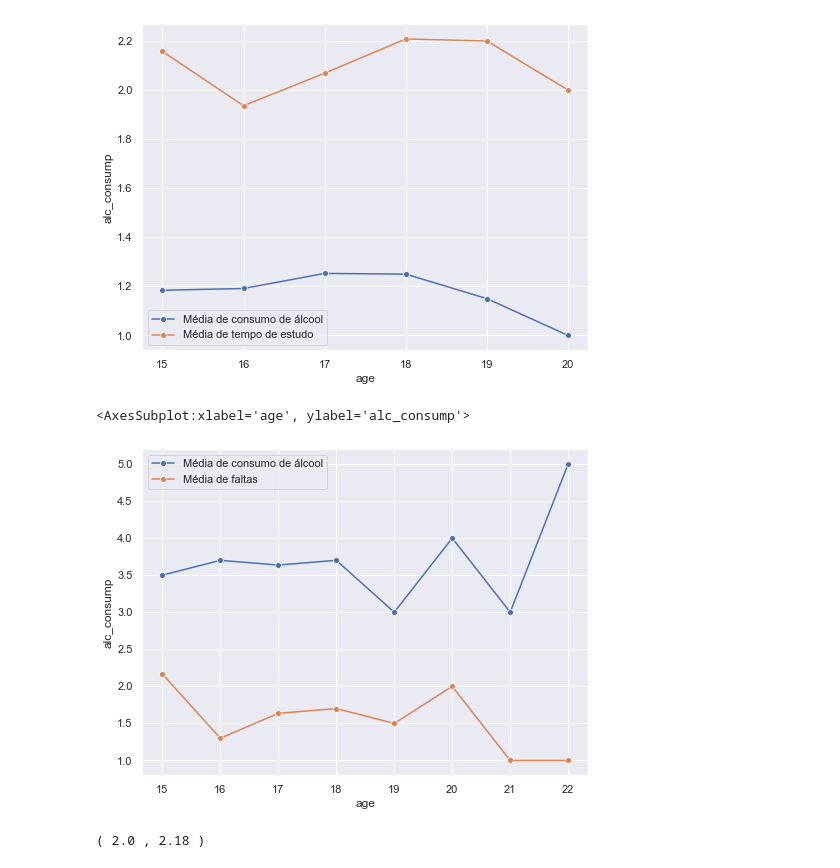
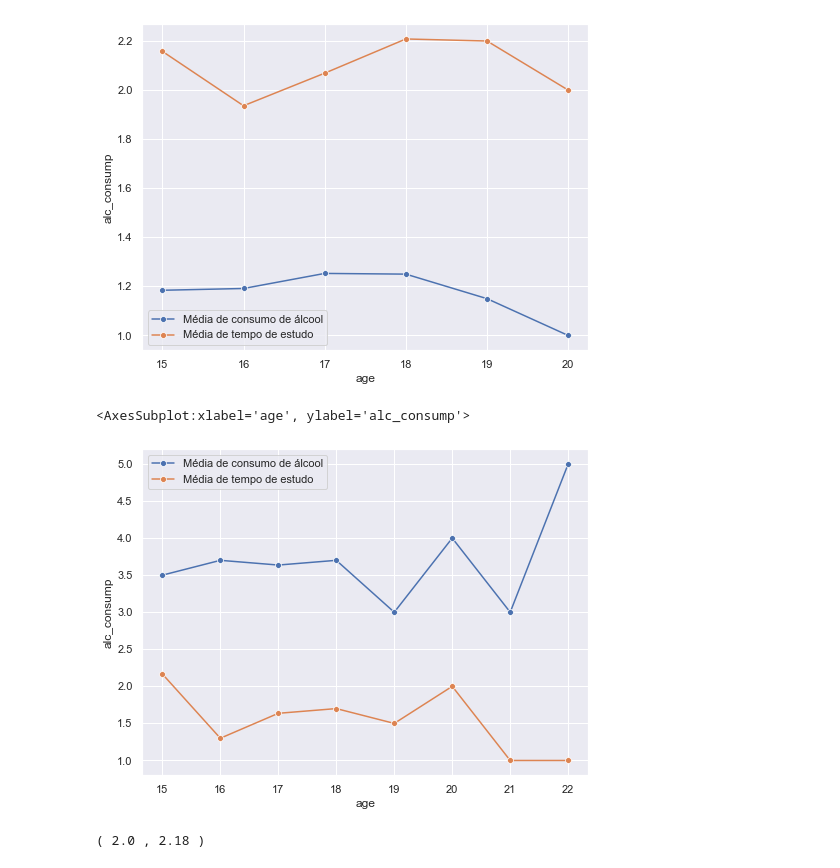
Before and after one commit to ferprr/data-science-project, a Jupyter notebook: notebooks/hypothesis_tests_and_IC.ipynb, the cells around one changed output. Cells and saved outputs as stored; diff of their text form; code cells hidden in the pictures.

```diff
--- a/notebooks/hypothesis_tests_and_IC.ipynb
+++ b/notebooks/hypothesis_tests_and_IC.ipynb
@@ -461,22 +459,22 @@ sns.lineplot(x='age', y='studytime', marker='o',
 # %%
 #Consumo de 3 a 5 vezes
 df2_t3 = alcohol_consumption[alcohol_consumption['Dalc'] > 2]
 df2_t3
 
 df_3_4_5_t3 = (df2_t3.groupby('age')
               .agg({'studytime': 'mean', 'Dalc': 'mean'})
               .reset_index()
               .rename(columns={'Dalc':'alc_consump'}))
 
 df_3_4_5_t3
 
 sns.lineplot(x='age', y='alc_consump', marker='o',
                          data=df_3_4_5_t3, label='Média de consumo de álcool', sort=False)
 sns.lineplot(x='age', y='studytime', marker='o',
-                         data=df_3_4_5_t3, label='Média de faltas', sort=False)
+                         data=df_3_4_5_t3, label='Média de tempo de estudo', sort=False)
 # %% [output]
 <AxesSubplot:xlabel='age', ylabel='alc_consump'>
-[figure, old version]
+[figure, new version]
 # %%
 #IC para media de tempo de estudo que bebem até 2 vezes nos dias úteis da semana com 95% de confiança
 media_ate_2_t3 = np.mean(alcohol_consumption.loc[alcohol_consumption['Dalc'] < 3 ,'studytime'])
```
Also changed, not shown: parts of 1 cell of this notebook.
